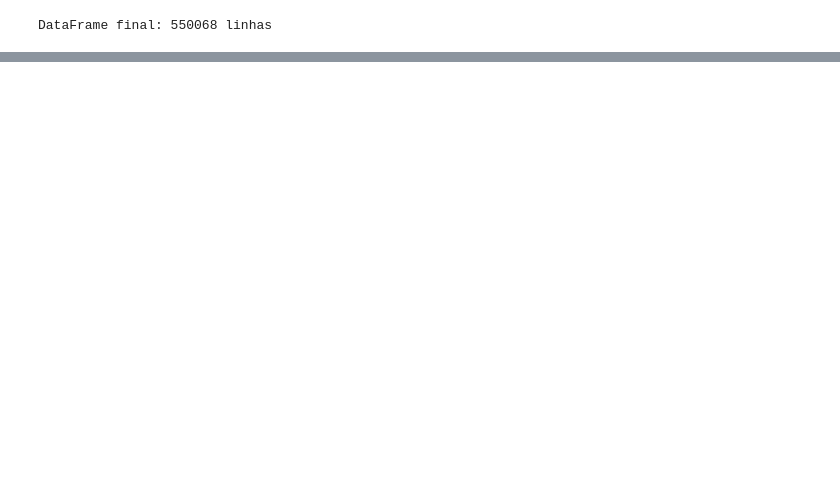
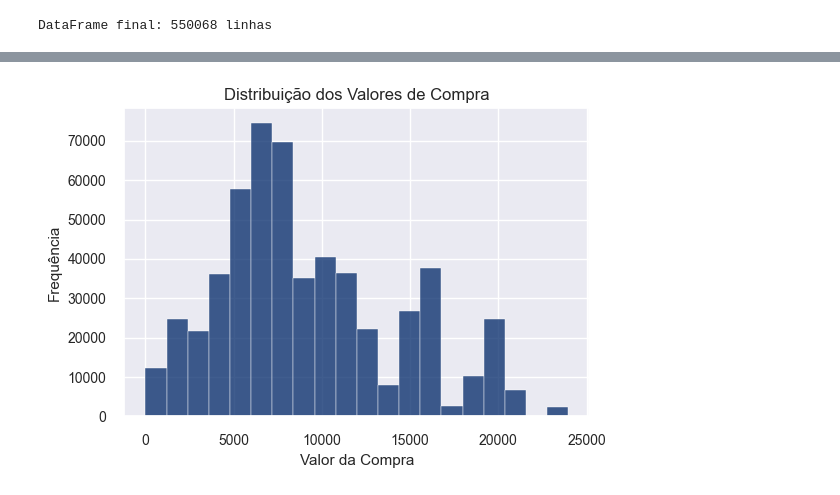
Before and after one commit to kajinmo/eda-black-friday, a Jupyter notebook: code/case.ipynb, the cells around one changed output, grey strips where cells are left out. Cells and saved outputs as stored; diff of their text form; code cells hidden in the pictures; blank space fills up the shorter version.

```diff
--- a/code/case.ipynb
+++ b/code/case.ipynb
@@ -41,0 +75,3 @@ próximos passos:
+# %%
+# trocando o nome da variável para melhorar a legibilidade do código
+df = df_final.copy()
@@ -41,0 +98,9 @@ próximos passos:
+# %%
+# Distribuição dos valores
+sns.histplot(data=df, x='valor', bins=20, color='#002768')
+plt.title('Distribuição dos Valores de Compra')
+plt.xlabel('Valor da Compra')
+plt.ylabel('Frequência')
+plt.show()
+# %% [output]
+[figure, added]
```
Also changed, not shown: parts of 28 cells of this notebook, 2 other files.
